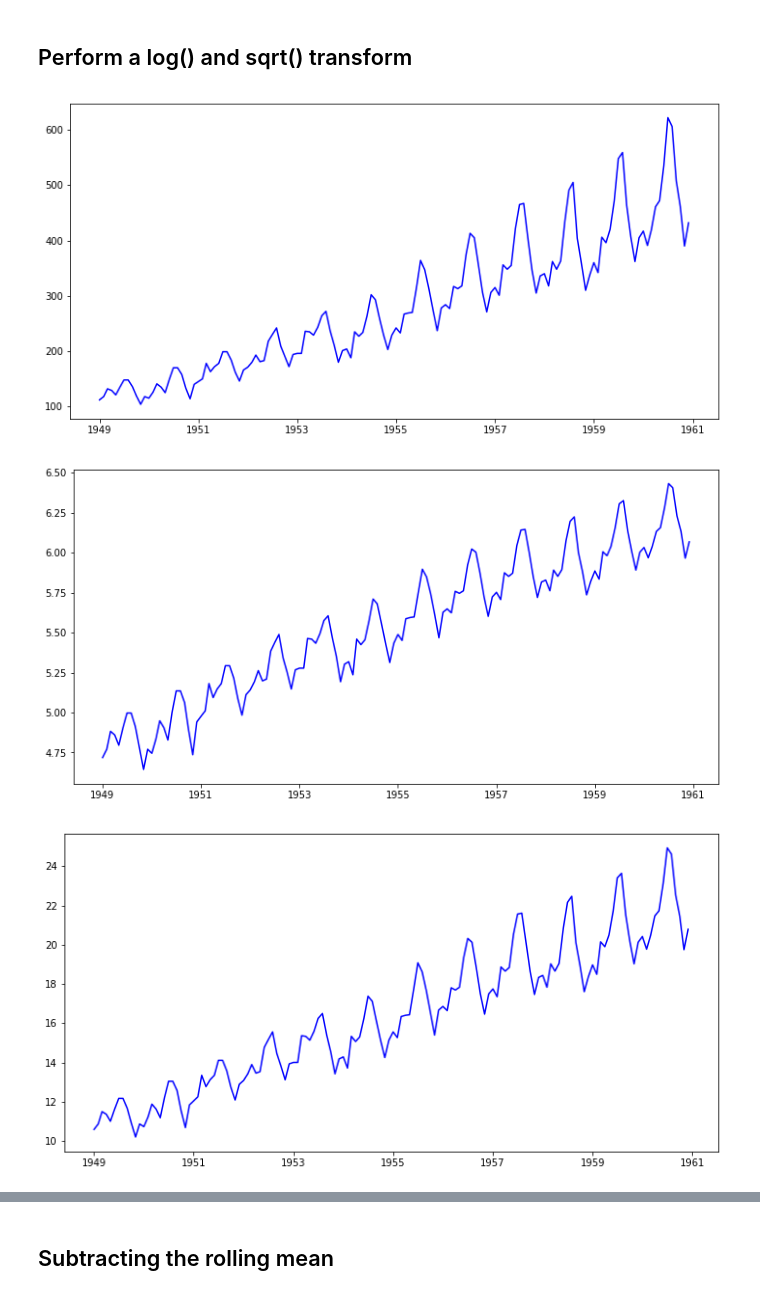
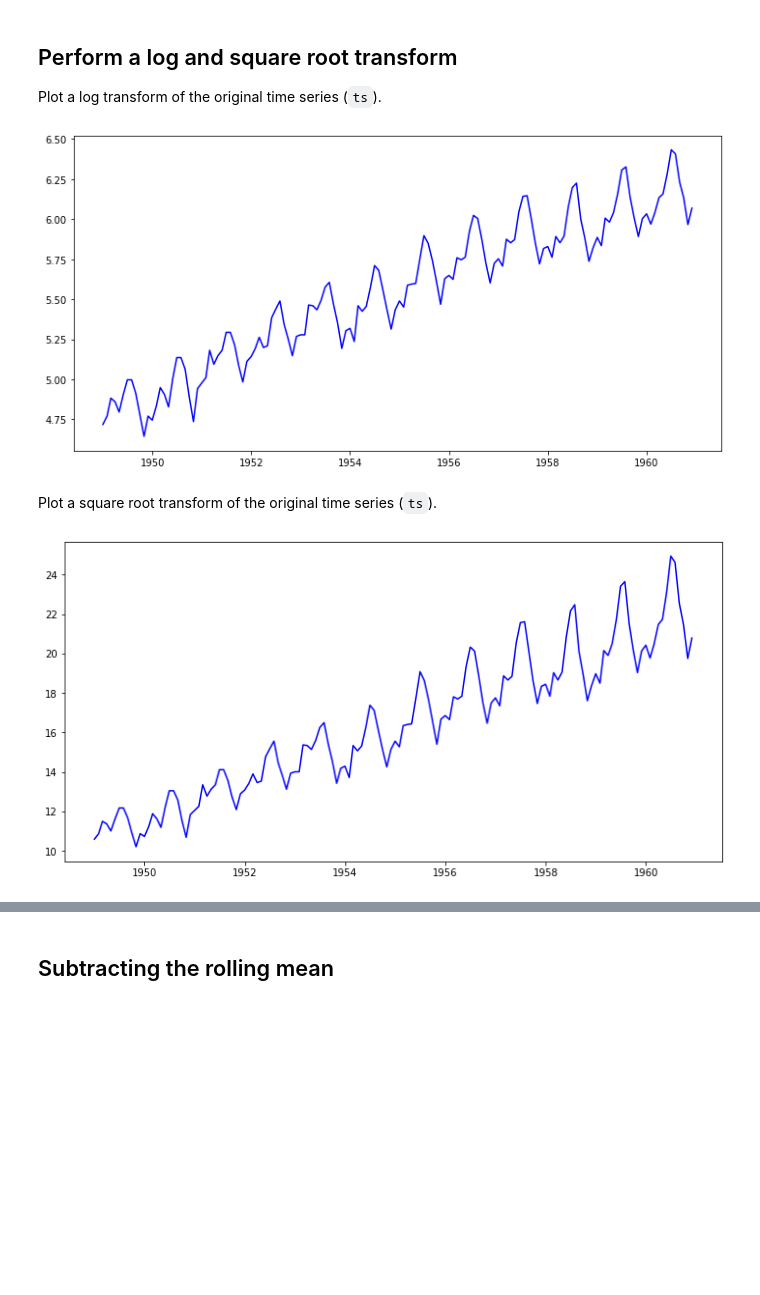
Before and after one commit to learn-co-curriculum/dsc-removing-trends-lab, a Jupyter notebook: index.ipynb, the cells around one changed output, grey strips where cells are left out. Drawn from its saved outputs; the diff is of its cells as text; code cells hidden in the pictures; blank space fills up the shorter version.

```diff
--- a/index.ipynb
+++ b/index.ipynb
@@ -37,0 +51,13 @@ ts.plot(figsize=(12,6), color="blue");
+# %%
+# __SOLUTION__
+# Import 'passengers.csv' dataset
+data = pd.read_csv('passengers.csv')
+
+# Change the data type of the 'Month' column
+data['Month'] = pd.to_datetime(data['Month'])
+
+# Set the 'Month' column as the index
+ts = data.set_index('Month')
+
+# Print the first five rows
+ts.head()
@@ -100,4 +147,6 @@ Critical Value (5%)             -2.884042
 Critical Value (10%)            -2.578770
 dtype: float64
 # %% [markdown]
-## Perform a log() and sqrt() transform
+## Perform a log and square root transform
+
+Plot a log transform of the original time series (`ts`).
@@ -106,17 +155,10 @@ dtype: float64
 # %%
 # __SOLUTION__
-# Log transform timeseries and compare with original to check the effect
+# Plot a log transform
 ts_log = np.log(ts)
-ts_sqrt= np.sqrt(ts)
-fig = plt.figure(figsize=(12,6))
-plt.plot(ts,  color='blue');
-plt.show()
 fig = plt.figure(figsize=(12,6))
 plt.plot(ts_log, color='blue');
-plt.show()
-fig = plt.figure(figsize=(12,6))
-plt.plot(ts_sqrt, color='blue');
 # %% [output]
-[figure, old version]
+[figure, new version]
-[figure, removed]
-[figure, removed]
+# %% [markdown]
+Plot a square root  transform of the original time series (`ts`).
@@ -123 +167,9 @@ plt.plot(ts_sqrt, color='blue');
+# %%
+# __SOLUTION__
+# Plot a square root transform
+ts_sqrt = np.sqrt(ts)
+fig = plt.figure(figsize=(12,6))
+plt.plot(ts_sqrt, color='blue');
+# %% [output]
+[figure, added]
 # %% [markdown]
```
Also changed, not shown: parts of 57 cells of this notebook.
